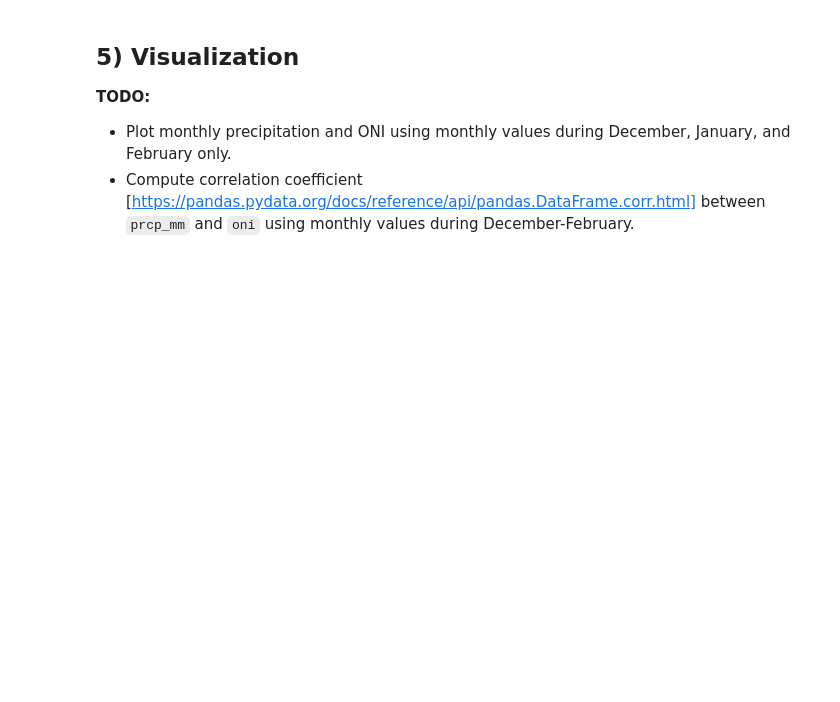
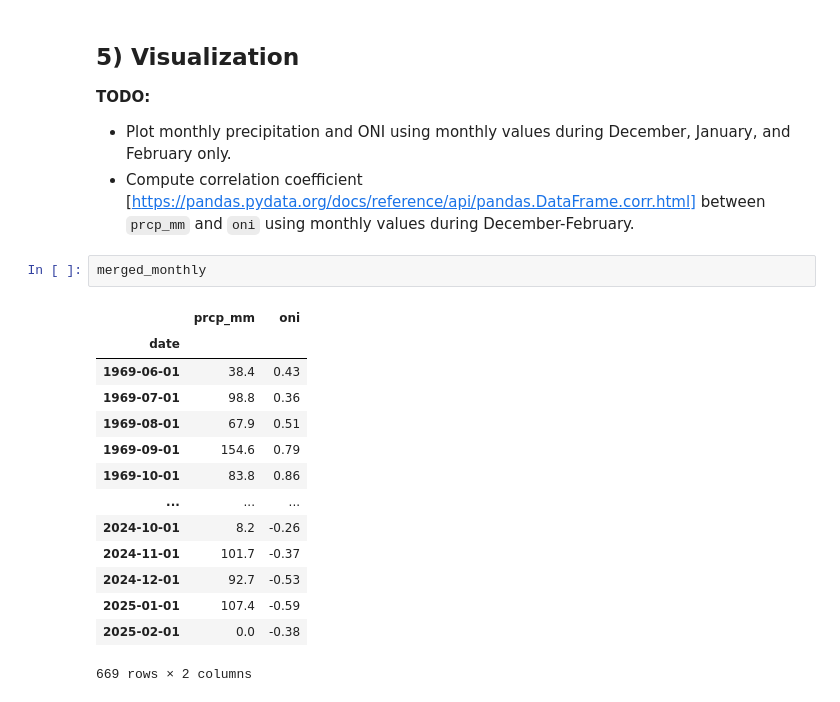
Before and after one commit to zdaq12/ATMS-523-Module-4-CheckIn, a Jupyter notebook: notebooks/houston_prcp_enso_Check-In.ipynb, the cells around one changed output. Cells and saved outputs as stored; diff of their text form; blank space fills up the shorter version.

```diff
--- a/notebooks/houston_prcp_enso_Check-In.ipynb
+++ b/notebooks/houston_prcp_enso_Check-In.ipynb
@@ -134,3 +136,20 @@ oni.index.name = 'date'
 **TODO:**
 - Plot monthly precipitation and ONI using monthly values during December, January, and February only.
 - Compute correlation coefficient [https://pandas.pydata.org/docs/reference/api/pandas.DataFrame.corr.html] between `prcp_mm` and `oni` using monthly values during December-February.
+# %%
+merged_monthly
+# %% [output]
+|  | prcp_mm | oni |
+| date |  |  |
+| 1969-06-01 | 38.4 | 0.43 |
+| 1969-07-01 | 98.8 | 0.36 |
+| 1969-08-01 | 67.9 | 0.51 |
+| 1969-09-01 | 154.6 | 0.79 |
+| 1969-10-01 | 83.8 | 0.86 |
+| ... | ... | ... |
+| 2024-10-01 | 8.2 | -0.26 |
+| 2024-11-01 | 101.7 | -0.37 |
+| 2024-12-01 | 92.7 | -0.53 |
+| 2025-01-01 | 107.4 | -0.59 |
+| 2025-02-01 | 0.0 | -0.38 |
+669 rows × 2 columns
```
Also changed, not shown: parts of 3 cells of this notebook.
